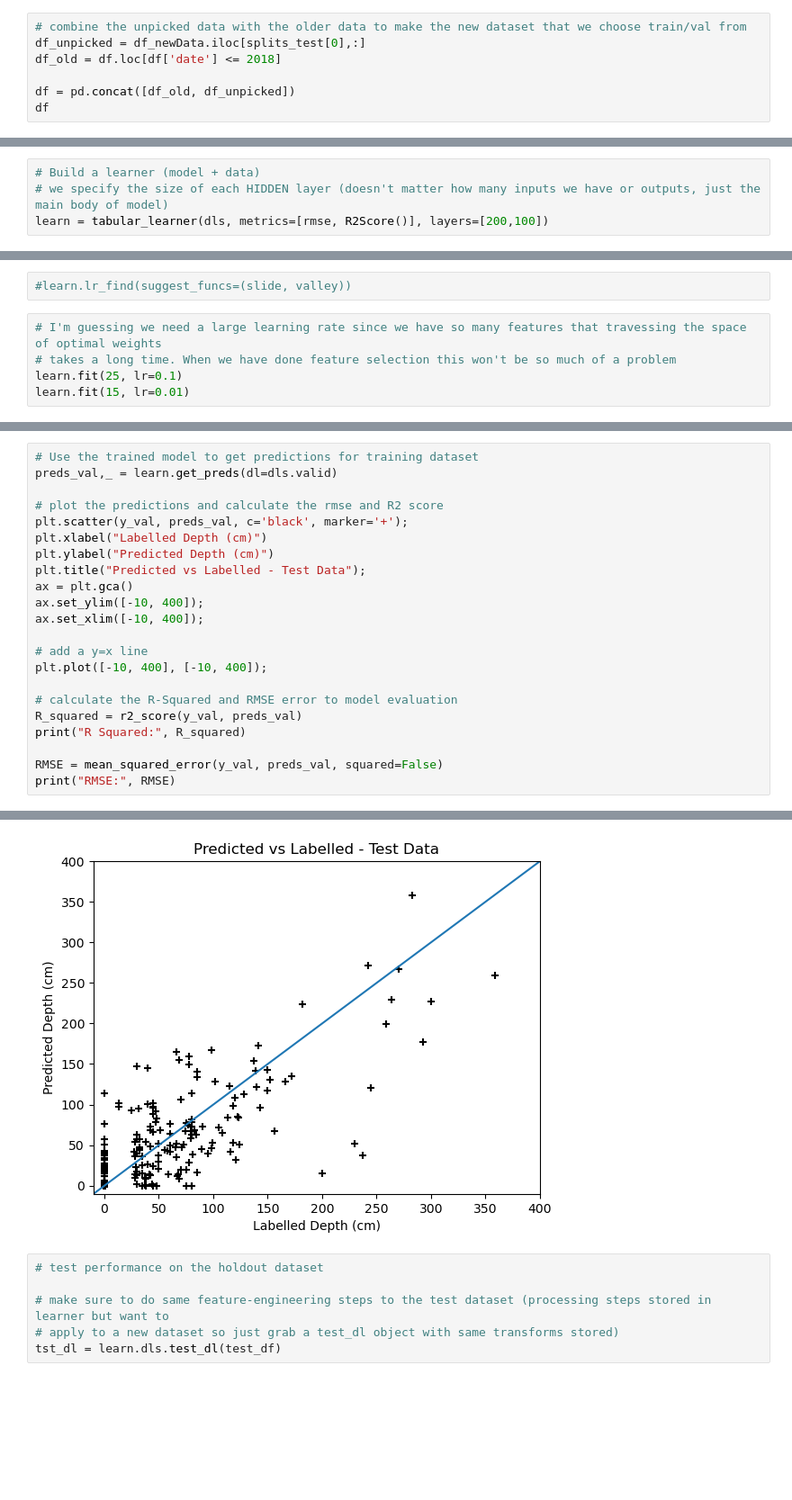
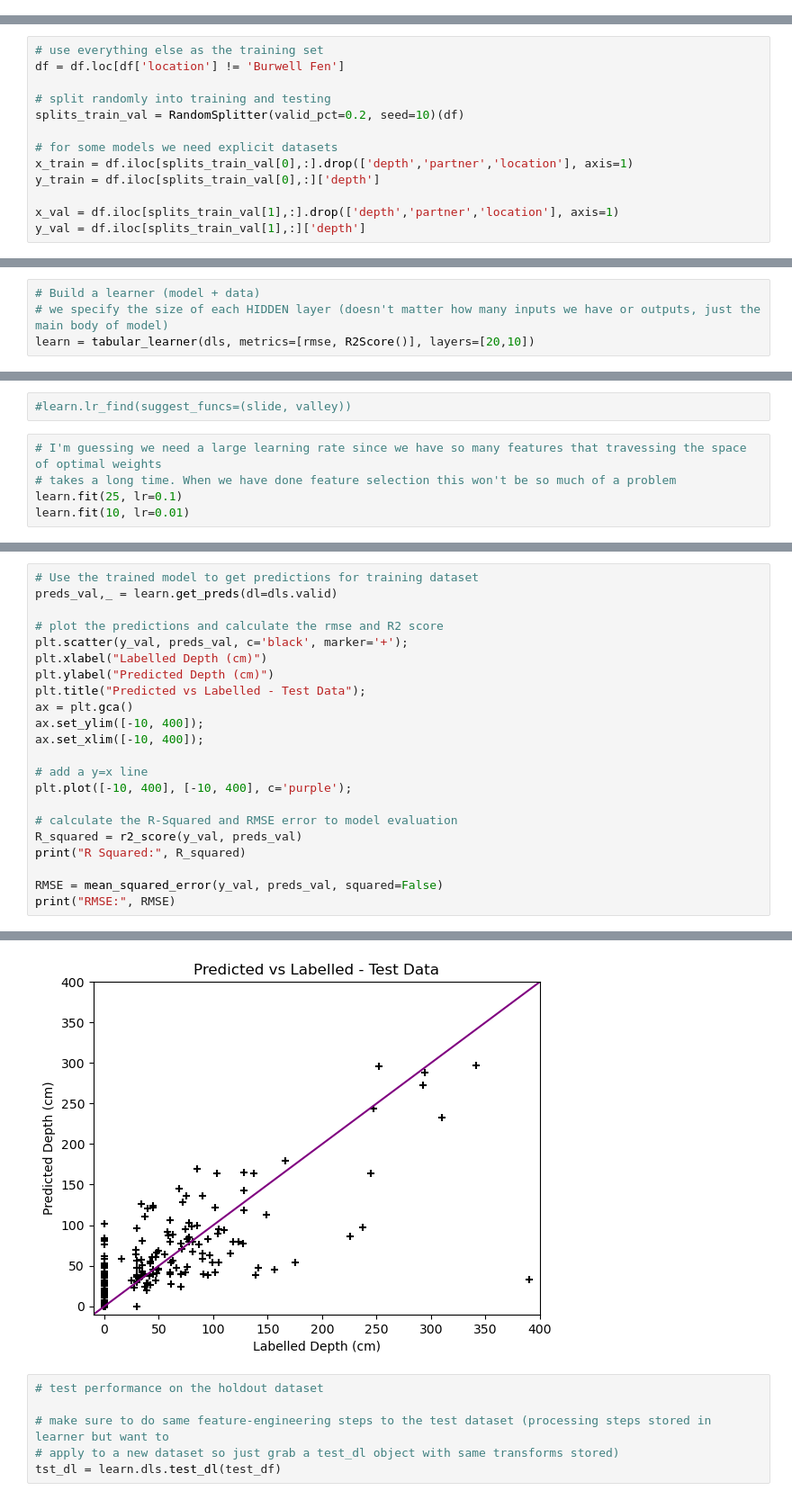
Before and after one commit to Hamish-Cam/depth-mapping, a Jupyter notebook: notebooks/1.0 Modelling.ipynb, the cells around one changed output, grey strips where cells are left out. Shown: that part at 90% size. Saved outputs shown, nothing was run; the diff lists cells and outputs as text; blank space fills up the shorter version.

```diff
--- a/notebooks/1.0 Modelling.ipynb
+++ b/notebooks/1.0 Modelling.ipynb
@@ -65,7 +62,0 @@ test_df
-# %%
-# combine the unpicked data with the older data to make the new dataset that we choose train/val from
-df_unpicked = df_newData.iloc[splits_test[0],:]
-df_old = df.loc[df['date'] <= 2018]
-
-df = pd.concat([df_old, df_unpicked])
-df
@@ -97,3 +63,16 @@ y_val = df.iloc[splits_train_val[1],:]['depth']
+# %%
+# use everything else as the training set
+df = df.loc[df['location'] != 'Burwell Fen']
+
+# split randomly into training and testing
+splits_train_val = RandomSplitter(valid_pct=0.2, seed=10)(df)
+
+# for some models we need explicit datasets
+x_train = df.iloc[splits_train_val[0],:].drop(['depth','partner','location'], axis=1)
+y_train = df.iloc[splits_train_val[0],:]['depth']
+
+x_val = df.iloc[splits_train_val[1],:].drop(['depth','partner','location'], axis=1)
+y_val = df.iloc[splits_train_val[1],:]['depth']
 # %%
 x_train
 # %% [output]
@@ -288,7 +237,7 @@ dls = TabularPandas(
 # %%
 # Build a learner (model + data)
 # we specify the size of each HIDDEN layer (doesn't matter how many inputs we have or outputs, just the main body of model)
-learn = tabular_learner(dls, metrics=[rmse, R2Score()], layers=[200,100])
+learn = tabular_learner(dls, metrics=[rmse, R2Score()], layers=[20,10])
 # %%
 # we never want negative preidictions so add a ReLU to the final layer
 learn.model.layers.add_module("ReLU", nn.ReLU(inplace=True))
@@ -320,6 +269,6 @@ TabularModel(
 # I'm guessing we need a large learning rate since we have so many features that travessing the space of optimal weights
 # takes a long time. When we have done feature selection this won't be so much of a problem
 learn.fit(25, lr=0.1)
-learn.fit(15, lr=0.01)
+learn.fit(10, lr=0.01)
 # %% [output]
 | epoch | train_loss | valid_loss | _rmse | r2_score | time |
@@ -396,7 +340,7 @@ ax.set_ylim([-10, 400]);
 ax.set_xlim([-10, 400]);
 
 # add a y=x line
-plt.plot([-10, 400], [-10, 400]);
+plt.plot([-10, 400], [-10, 400], c='purple');
 
 # calculate the R-Squared and RMSE error to model evaluation
 R_squared = r2_score(y_val, preds_val)
@@ -411,4 +355,4 @@ RMSE: 43.51987848899505
-[figure, old version]
+[figure, new version]
 # %%
 # test performance on the holdout dataset
 
```
Also changed, not shown: parts of 36 cells of this notebook, 1 other file.
